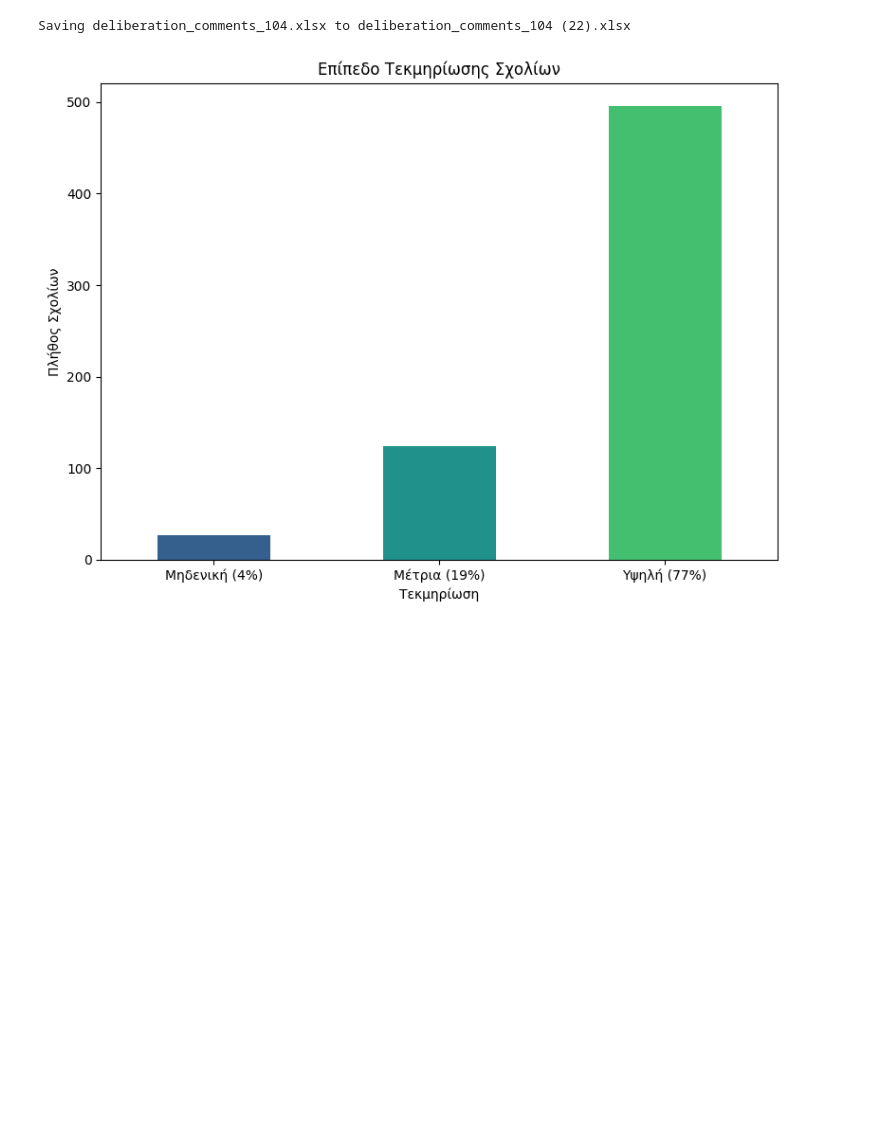
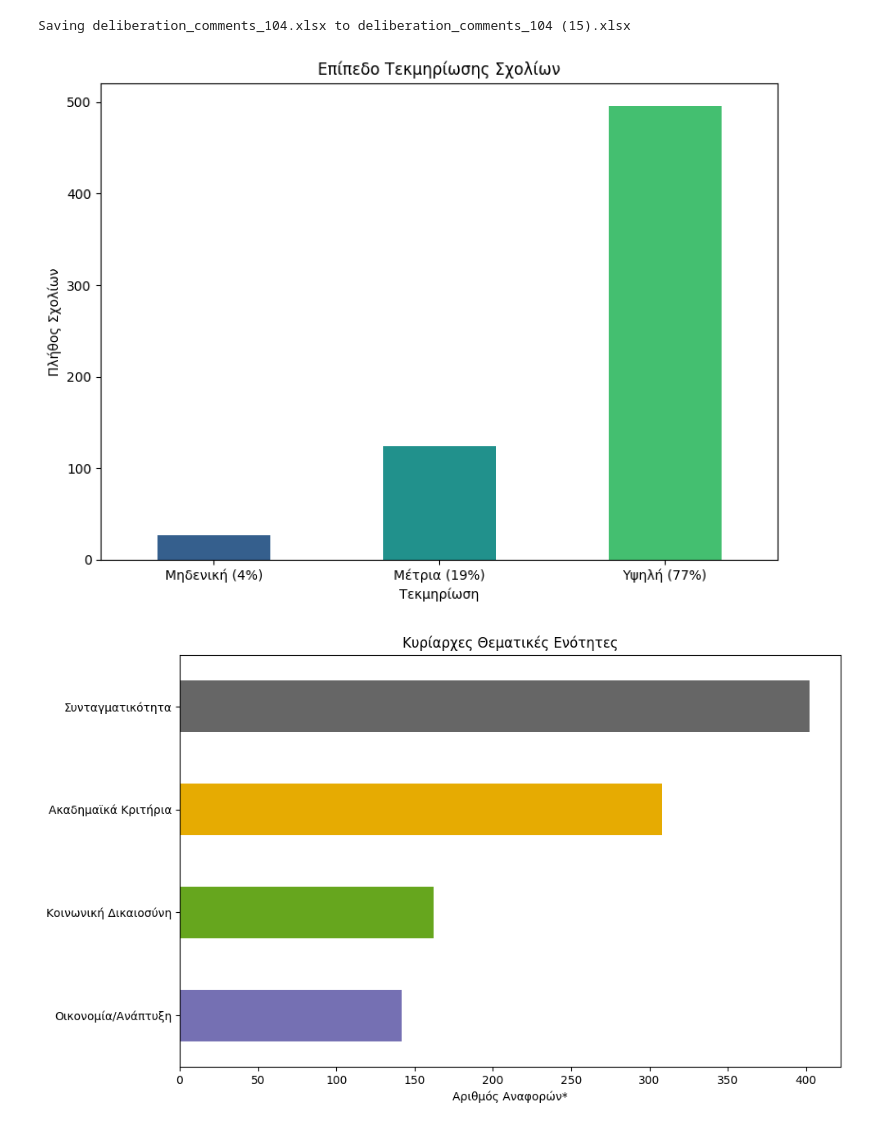
Before and after one commit to DimosthenisDimoulias/datastories_for_emme, a Jupyter notebook: stance-justification-thematic.ipynb, the cells around one changed output. Saved outputs shown, nothing was run; the diff lists cells and outputs as text; code cells hidden in the pictures; blank space fills up the shorter version.

```diff
--- a/stance-justification-thematic.ipynb
+++ b/stance-justification-thematic.ipynb
@@ -63,10 +63,10 @@ df['Substantiation'] = df['Σχόλιο'].apply(classify_substantiation)
 # --- 3. Thematic Framing ---
 # Note: A comment can belong to multiple themes
 themes = {
-    'Συνταγματικότητα': ['σύνταγμα', 'άρθρο 16', 'αντισυνταγματικό', 'νομιμότητα', 'παραβίαση', 'στε'],
-    'Ακαδημαϊκά Κριτήρια': ['εβε', 'βάση εισαγωγής', 'ποιότητα', 'αξιολόγηση', 'υποδομές', 'πτυχίο', 'εθχααε', 'εθααε', 'πιστοποίηση', 'επαγγελματικά δικαιώματα', 'αναγνώριση'],
-    'Κοινωνική Δικαιοσύνη': ['δίδακτρα', 'πλούσιοι', 'φτωχοί', 'ισότητα', 'ευκαιρίες', 'δωρεάν', 'ταξικό', 'ανισότητες', 'παιδιά'],
-    'Οικονομία/Ανάπτυξη': ['brain drain', 'φυγή', 'εξωτερικό', 'κύπρος', 'συνάλλαγμα', 'οικονομία', 'αγορά εργασίας', 'ανταγωνισμός', 'επενδύσεις']
+    'Συνταγματικότητα': ['σύνταγμα', 'άρθρο 16', 'αντισυνταγματικό','αντισυνταγματικ', 'νομιμότητα', 'παραβίαση', 'στε','ΣτΕ','Σύνταγμα','Ευρωπαϊκό Δίκαιο','ευρωπαϊκό δίκαιο'],
+    'Ακαδημαϊκά Κριτήρια': ['εβε', 'βάση εισαγωγής', 'ποιότητα', 'αξιολόγηση', 'υποδομές', 'πτυχίο', 'εθχααε', 'εθααε', 'πιστοποίηση', 'επαγγελματικά δικαιώματα', 'αναγνώριση','ΕΒΕ','πτυχί','ακαδημαϊκ'],
+    'Κοινωνική Δικαιοσύνη': ['δίδακτρα', 'πλούσιοι', 'φτωχοί', 'ισότητα', 'ευκαιρίες', 'δωρεάν', 'ταξικό', 'ανισότητες','ανισότητα','ταξική','ανισότηττες','κοινωνική δικαιοσύνη'],
+    'Οικονομία/Ανάπτυξη': ['brain drain', 'φυγή', 'εξωτερικό', 'Κύπρος', 'συνάλλαγμα', 'οικονομία', 'αγορά εργασίας', 'ανταγωνισμός', 'επενδύσεις','κέρδος']
 }
 
 theme_counts = {k: 0 for k in themes}
@@ -88,33 +88,43 @@ for theme_list in df['Themes']:
 
 # --- VISUALIZATIONS ---
 
 
 
 # 2. Substantiation Plot
 plt.figure(figsize=(8, 6))
 subst_counts = df['Substantiation'].value_counts().reindex(['Μηδενική (4%)', 'Μέτρια (19%)', 'Υψηλή (77%)'])
 colors = plt.get_cmap('viridis')([0.3, 0.5, 0.7])
 subst_counts.plot(kind='bar', color=colors)
 plt.title('Επίπεδο Τεκμηρίωσης Σχολίων')
 plt.xlabel('Τεκμηρίωση')
 plt.ylabel('Πλήθος Σχολίων')
 plt.xticks(rotation=0)
 plt.tight_layout()
 plt.savefig('substantiation_analysis.png')
 plt.show()
 
+plt.figure(figsize=(10, 6))
+themes_series = pd.Series(theme_counts).sort_values(ascending=True)
+colors = plt.get_cmap('Dark2')([0.3, 0.5, 0.7,0.9])
+themes_series.plot(kind='barh', color=colors)
+plt.title('Κυρίαρχες Θεματικές Ενότητες')
+plt.xlabel('Αριθμός Αναφορών*')
+plt.tight_layout()
+plt.savefig('thematic_analysis.png')
+plt.show()
 
-print("Stance Counts:")
-print(stance_counts)
+
+
 print("\nSubstantiation Counts:")
 print(subst_counts)
 print("\nTheme Counts:")
 print(themes_series)
 print("\nSample High Substantiation Comments:")
 print(df[df['Substantiation']=='Υψηλή']['Σχόλιο'].head(2).tolist())
 print("\nSample Negative Comments:")
 print(df[df['Stance']=='Αρνητική']['Σχόλιο'].head(2).tolist())
 # %% [output]
 [interactive output not drawn]
-Saving deliberation_comments_104.xlsx to deliberation_comments_104 (22).xlsx
+Saving deliberation_comments_104.xlsx to deliberation_comments_104 (15).xlsx
 [figure]
+[figure, added]
```
Also changed, not shown: parts of 1 cell of this notebook.
